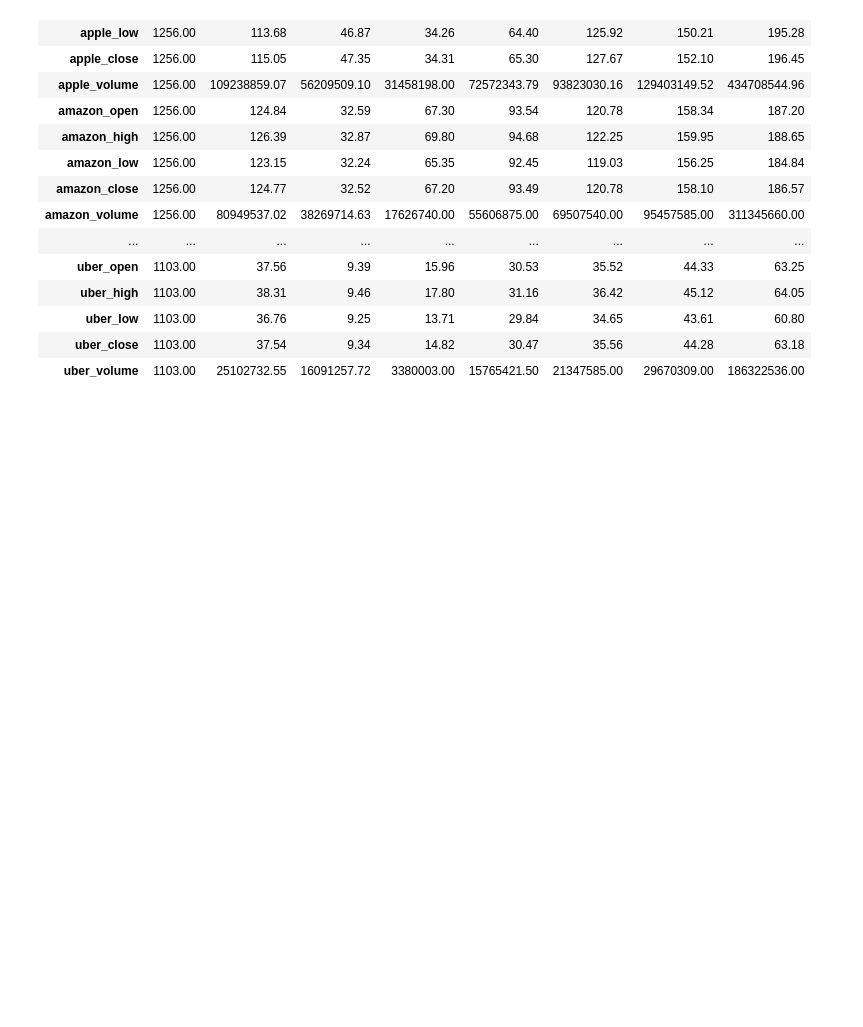
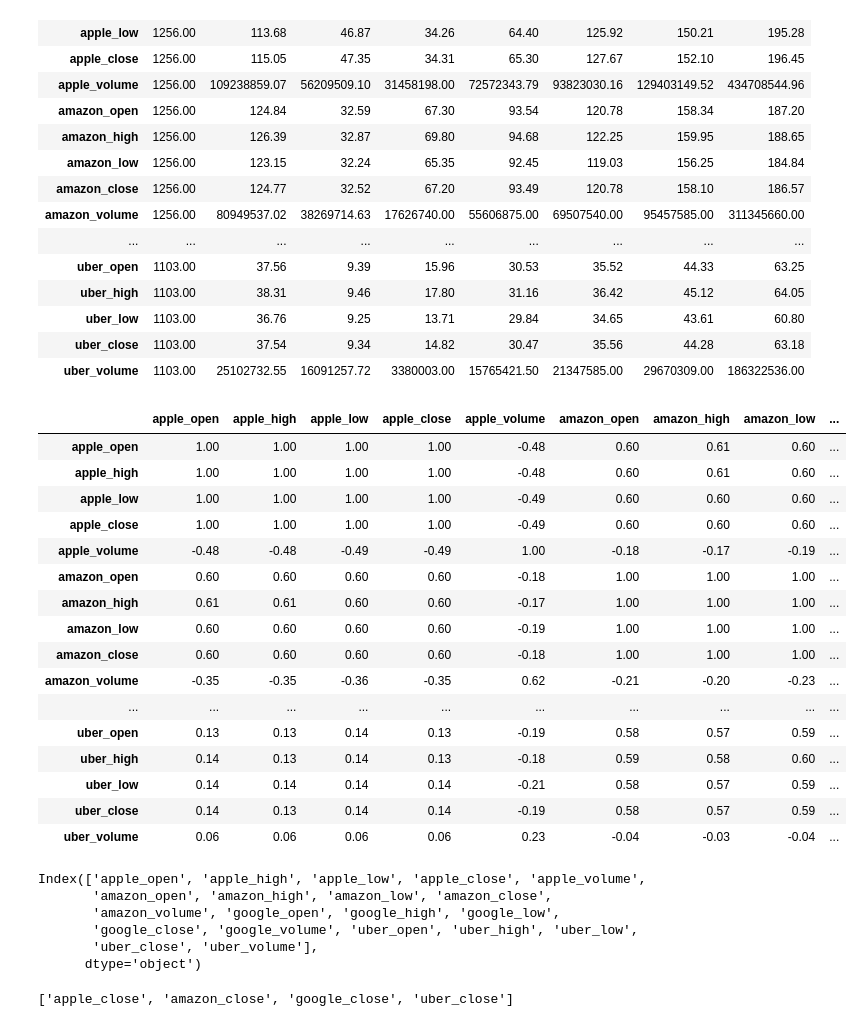
Before and after one commit to jakubdaron/data_science_course_udemy, a Jupyter notebook: 04_laczenie_danych.ipynb, the cells around one changed output. Saved outputs shown, nothing was run; the diff lists cells and outputs as text; code cells hidden in the pictures; blank space fills up the shorter version.

```diff
--- a/04_laczenie_danych.ipynb
+++ b/04_laczenie_danych.ipynb
@@ -84,3 +85,37 @@ df.describe().T
 | uber_low | 1103.00 | 36.76 | 9.25 | 13.71 | 29.84 | 34.65 | 43.61 | 60.80 |
 | uber_close | 1103.00 | 37.54 | 9.34 | 14.82 | 30.47 | 35.56 | 44.28 | 63.18 |
 | uber_volume | 1103.00 | 25102732.55 | 16091257.72 | 3380003.00 | 15765421.50 | 21347585.00 | 29670309.00 | 186322536.00 |
+# %%
+df.corr()
+# %% [output]
+|  | apple_open | apple_high | apple_low | apple_close | apple_volume | amazon_open | amazon_high | amazon_low | ... |
+| apple_open | 1.00 | 1.00 | 1.00 | 1.00 | -0.48 | 0.60 | 0.61 | 0.60 | ... |
+| apple_high | 1.00 | 1.00 | 1.00 | 1.00 | -0.48 | 0.60 | 0.61 | 0.60 | ... |
+| apple_low | 1.00 | 1.00 | 1.00 | 1.00 | -0.49 | 0.60 | 0.60 | 0.60 | ... |
+| apple_close | 1.00 | 1.00 | 1.00 | 1.00 | -0.49 | 0.60 | 0.60 | 0.60 | ... |
+| apple_volume | -0.48 | -0.48 | -0.49 | -0.49 | 1.00 | -0.18 | -0.17 | -0.19 | ... |
+| amazon_open | 0.60 | 0.60 | 0.60 | 0.60 | -0.18 | 1.00 | 1.00 | 1.00 | ... |
+| amazon_high | 0.61 | 0.61 | 0.60 | 0.60 | -0.17 | 1.00 | 1.00 | 1.00 | ... |
+| amazon_low | 0.60 | 0.60 | 0.60 | 0.60 | -0.19 | 1.00 | 1.00 | 1.00 | ... |
+| amazon_close | 0.60 | 0.60 | 0.60 | 0.60 | -0.18 | 1.00 | 1.00 | 1.00 | ... |
+| amazon_volume | -0.35 | -0.35 | -0.36 | -0.35 | 0.62 | -0.21 | -0.20 | -0.23 | ... |
+| ... | ... | ... | ... | ... | ... | ... | ... | ... | ... |
+| uber_open | 0.13 | 0.13 | 0.14 | 0.13 | -0.19 | 0.58 | 0.57 | 0.59 | ... |
+| uber_high | 0.14 | 0.13 | 0.14 | 0.13 | -0.18 | 0.59 | 0.58 | 0.60 | ... |
+| uber_low | 0.14 | 0.14 | 0.14 | 0.14 | -0.21 | 0.58 | 0.57 | 0.59 | ... |
+| uber_close | 0.14 | 0.13 | 0.14 | 0.14 | -0.19 | 0.58 | 0.57 | 0.59 | ... |
+| uber_volume | 0.06 | 0.06 | 0.06 | 0.06 | 0.23 | -0.04 | -0.03 | -0.04 | ... |
+# %%
+df.columns
+# %% [output]
+Index(['apple_open', 'apple_high', 'apple_low', 'apple_close', 'apple_volume',
+       'amazon_open', 'amazon_high', 'amazon_low', 'amazon_close',
+       'amazon_volume', 'google_open', 'google_high', 'google_low',
+       'google_close', 'google_volume', 'uber_open', 'uber_high', 'uber_low',
+       'uber_close', 'uber_volume'],
+      dtype='object')
+# %%
+closes = [col for col in df.columns if col.endswith('close')]
+closes
+# %% [output]
+['apple_close', 'amazon_close', 'google_close', 'uber_close']
```
Also changed, not shown: parts of 10 cells of this notebook.
